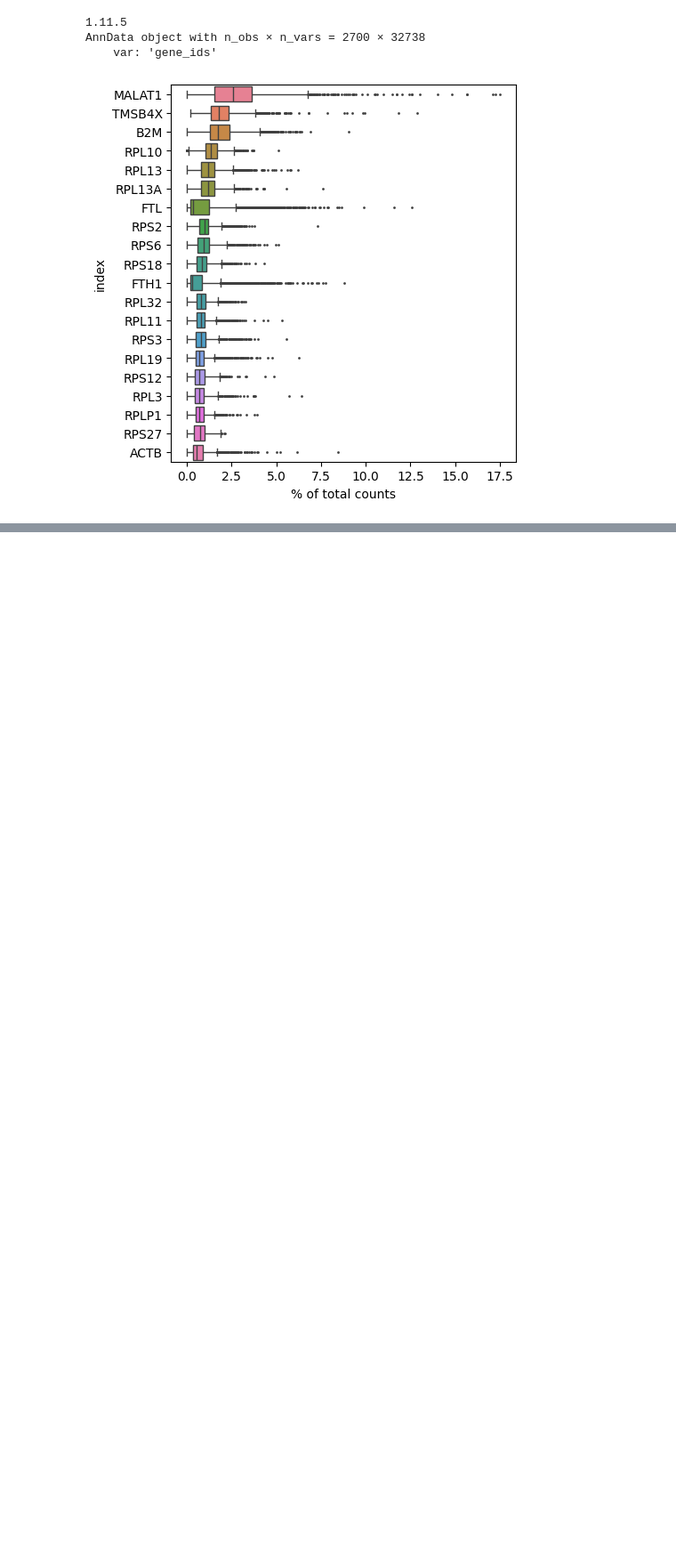
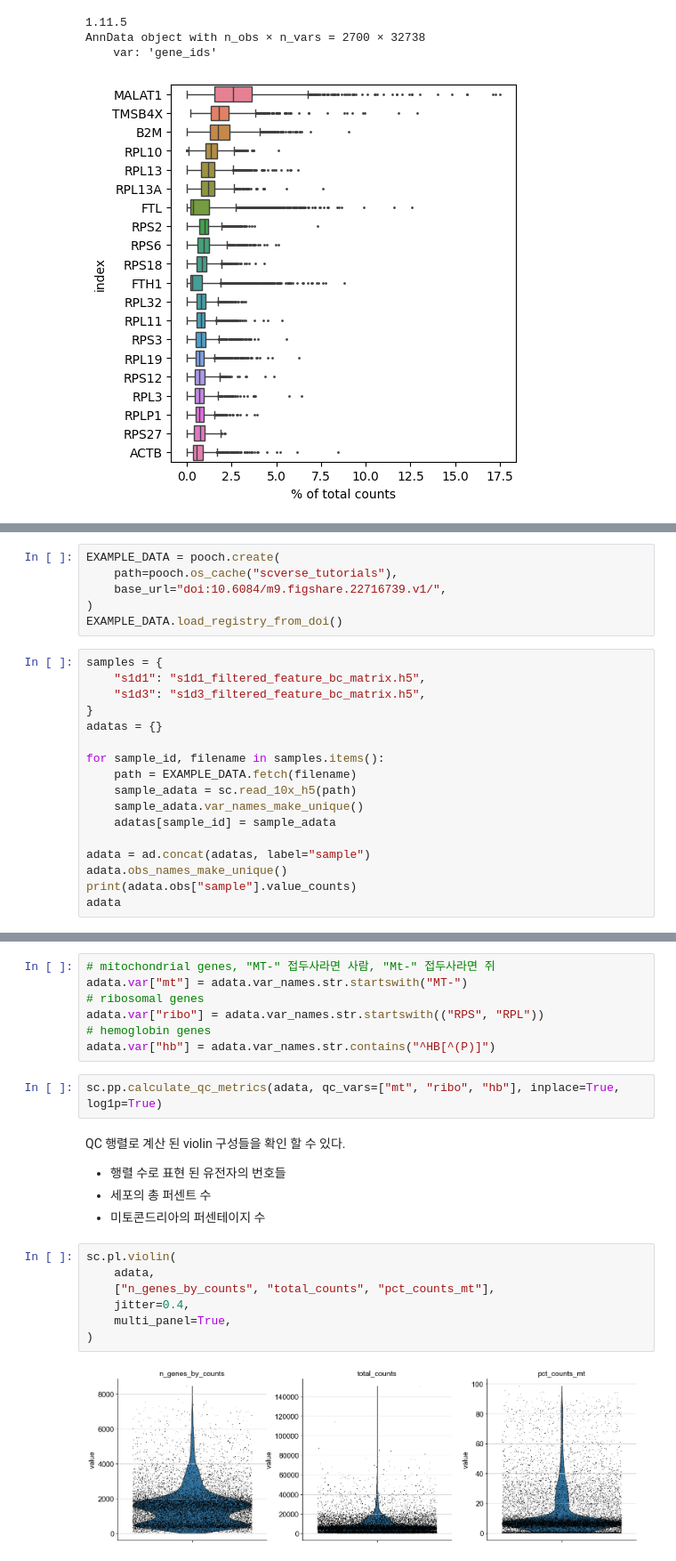
Before and after one commit to boeun02/scRNA-seq-Cancer-Immunology-Analysis, a Jupyter notebook: phase0_basics/01_pbmc_tutorial.ipynb, the cells around one changed output, grey strips where cells are left out. Shown at 89% size. Drawn from its saved outputs; the diff is of its cells as text; blank space fills up the shorter version.

```diff
--- a/phase0_basics/01_pbmc_tutorial.ipynb
+++ b/phase0_basics/01_pbmc_tutorial.ipynb
@@ -26,0 +47,23 @@ NameError: name 'sc' is not defined
+# %%
+EXAMPLE_DATA = pooch.create(
+    path=pooch.os_cache("scverse_tutorials"),
+    base_url="doi:10.6084/m9.figshare.22716739.v1/",
+)
+EXAMPLE_DATA.load_registry_from_doi()
+# %%
+samples = {
+    "s1d1": "s1d1_filtered_feature_bc_matrix.h5",
+    "s1d3": "s1d3_filtered_feature_bc_matrix.h5",
+}
+adatas = {}
+
+for sample_id, filename in samples.items():
+    path = EXAMPLE_DATA.fetch(filename)
+    sample_adata = sc.read_10x_h5(path)
+    sample_adata.var_names_make_unique()
+    adatas[sample_id] = sample_adata
+
+adata = ad.concat(adatas, label="sample")
+adata.obs_names_make_unique()
+print(adata.obs["sample"].value_counts)
+adata
@@ -26,0 +94,24 @@ NameError: name 'sc' is not defined
+# %%
+# mitochondrial genes, "MT-" 접두사라면 사람, "Mt-" 접두사라면 쥐
+adata.var["mt"] = adata.var_names.str.startswith("MT-")
+# ribosomal genes
+adata.var["ribo"] = adata.var_names.str.startswith(("RPS", "RPL"))
+# hemoglobin genes
+adata.var["hb"] = adata.var_names.str.contains("^HB[^(P)]")
+# %%
+sc.pp.calculate_qc_metrics(adata, qc_vars=["mt", "ribo", "hb"], inplace=True, log1p=True)
+# %% [markdown]
+QC 행렬로 계산 된 violin 구성들을 확인 할 수 있다.
+
+- 행렬 수로 표현 된 유전자의 번호들
+- 세포의 총 퍼센트 수
+- 미토콘드리아의 퍼센테이지 수
+# %%
+sc.pl.violin(
+    adata,
+    ["n_genes_by_counts", "total_counts", "pct_counts_mt"],
+    jitter=0.4,
+    multi_panel=True,
+)
+# %% [output]
+[figure, added]
```
Also changed, not shown: parts of 19 cells of this notebook, 1 other file.
